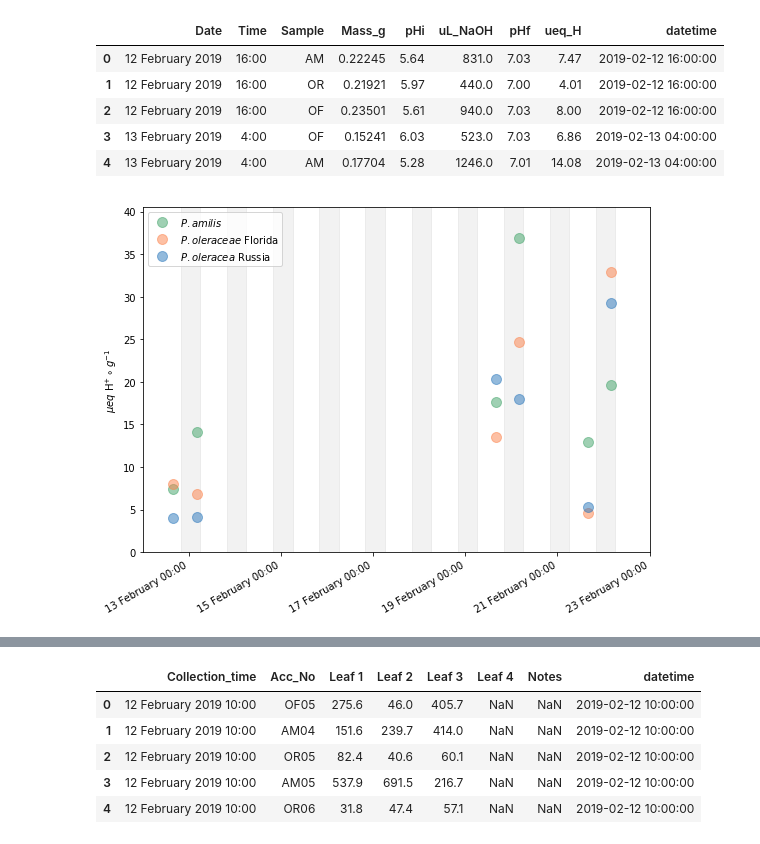
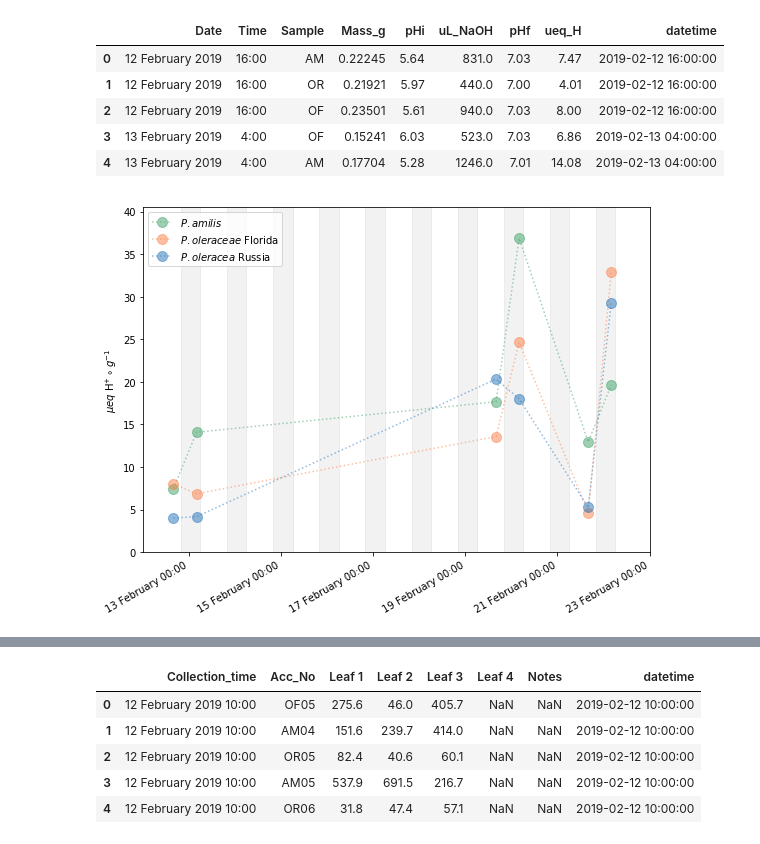
Before and after one commit to isgilman/Portulaca-coexpression, a Jupyter notebook: Notebooks/physiology_analyses.ipynb, the cells around one changed output, grey strips where cells are left out. Cells and saved outputs as stored; diff of their text form; code cells hidden in the pictures.

```diff
--- a/Notebooks/physiology_analyses.ipynb
+++ b/Notebooks/physiology_analyses.ipynb
@@ -45,28 +47,28 @@ test_titrations.head()
 # %%
 fig, ax = plt.subplots(figsize = (8,6))
 
 for i in range(12, 22, 1):
     rect = mpatches.Rectangle((datetime(2019, 2, i, 20), 0), timedelta(hours = 10),
                               1000, color='grey', alpha=0.10)
     ax.add_patch(rect)
 
 ax.plot_date(x = test_titrations.loc[test_titrations["Sample"]=="AM"]["datetime"],
-           y = test_titrations.loc[test_titrations["Sample"]=="AM"]["ueq_H"],
+           y = test_titrations.loc[test_titrations["Sample"]=="AM"]["ueq_H"], linestyle=":",
            color = "xkcd:greenish", marker = "o", label = "$P. amilis$", alpha = 0.5, markersize=10)
 ax.plot_date(x = test_titrations.loc[test_titrations["Sample"]=="OF"]["datetime"],
-           y = test_titrations.loc[test_titrations["Sample"]=="OF"]["ueq_H"],
+           y = test_titrations.loc[test_titrations["Sample"]=="OF"]["ueq_H"], linestyle=":",
            color = "xkcd:orangish", marker = "o", label = "$P. oleraceae$ Florida", alpha = 0.5, markersize=10)
 ax.plot_date(x = test_titrations.loc[test_titrations["Sample"]=="OR"]["datetime"],
-           y = test_titrations.loc[test_titrations["Sample"]=="OR"]["ueq_H"],
+           y = test_titrations.loc[test_titrations["Sample"]=="OR"]["ueq_H"], linestyle=":",
            color = "xkcd:bluish", marker = "o", label = "$P. oleracea$ Russia", alpha = 0.5, markersize=10)
 plt.legend(loc = "upper left")
 
 ax.set_xlim([datetime(2019, 2, 12, 0), datetime(2019, 2, 23, 0)])
 ax.set_ylim([0, test_titrations["ueq_H"].max()*1.1])
 ax.xaxis.set_major_formatter(mdates.DateFormatter('%d %B %H:%M'))
 ax.set_ylabel("$\mu eq$ H$^{+}\circ g^{-1}$")
 fig.autofmt_xdate()
 plt.tight_layout()
 # plt.savefig("../Figures/test_titrations.pdf", dpi = 100, transparent=True)
 # %% [output]
-[figure, old version]
+[figure, new version]
```
Also changed, not shown: parts of 11 cells of this notebook, 2 other files.
